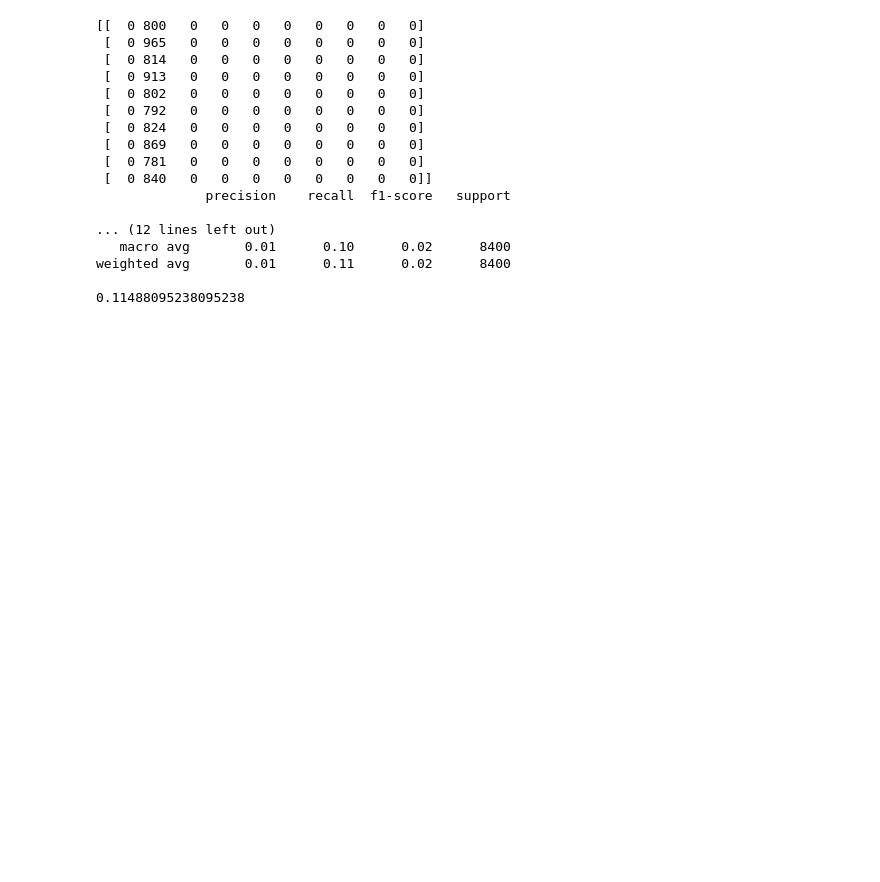
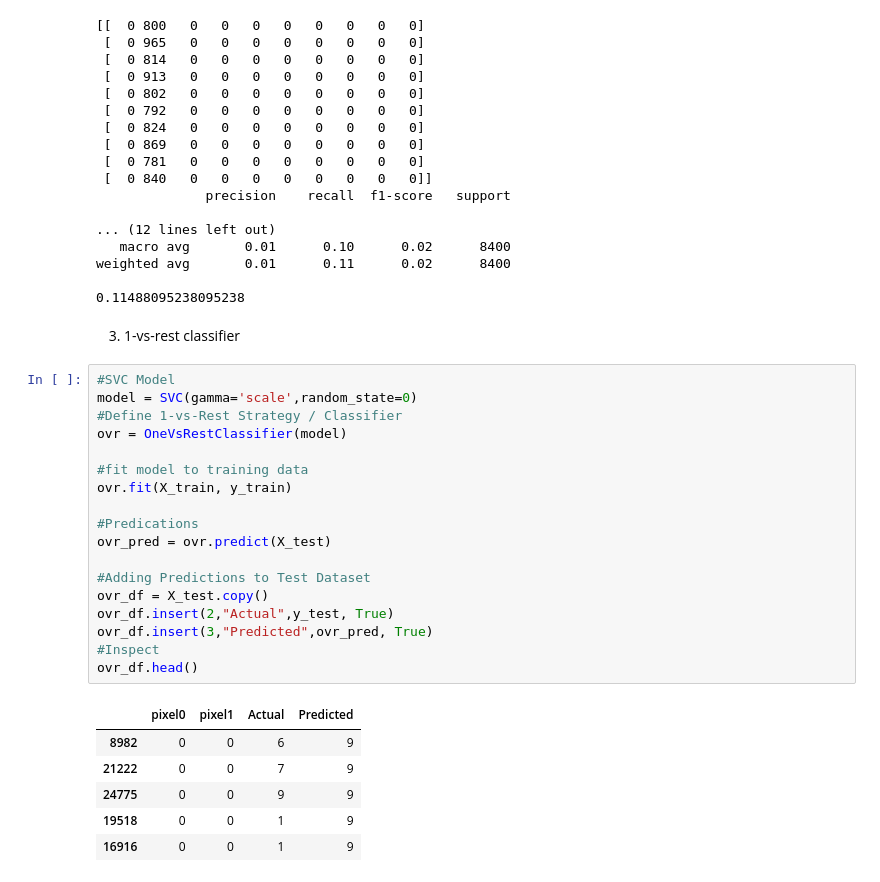
Before and after one commit to MansiSinghP/MACHINE-LEARNING-PROJECTS, a Jupyter notebook: MNIST_dataset.ipynb, the cells around one changed output. Cells and saved outputs as stored; diff of their text form; blank space fills up the shorter version.

```diff
--- a/MNIST_dataset.ipynb
+++ b/MNIST_dataset.ipynb
@@ -157,3 +157,30 @@ print(accuracy_score(y_test, y_pred))
 weighted avg       0.01      0.11      0.02      8400
 
 0.11488095238095238
+# %% [markdown]
+3. 1-vs-rest classifier
+# %%
+#SVC Model
+model = SVC(gamma='scale',random_state=0)
+#Define 1-vs-Rest Strategy / Classifier
+ovr = OneVsRestClassifier(model)
+
+#fit model to training data
+ovr.fit(X_train, y_train)
+
+#Predications
+ovr_pred = ovr.predict(X_test)
+
+#Adding Predictions to Test Dataset
+ovr_df = X_test.copy()
+ovr_df.insert(2,"Actual",y_test, True)
+ovr_df.insert(3,"Predicted",ovr_pred, True)
+#Inspect
+ovr_df.head()
+# %% [output]
+|  | pixel0 | pixel1 | Actual | Predicted |
+| 8982 | 0 | 0 | 6 | 9 |
+| 21222 | 0 | 0 | 7 | 9 |
+| 24775 | 0 | 0 | 9 | 9 |
+| 19518 | 0 | 0 | 1 | 9 |
+| 16916 | 0 | 0 | 1 | 9 |
```
